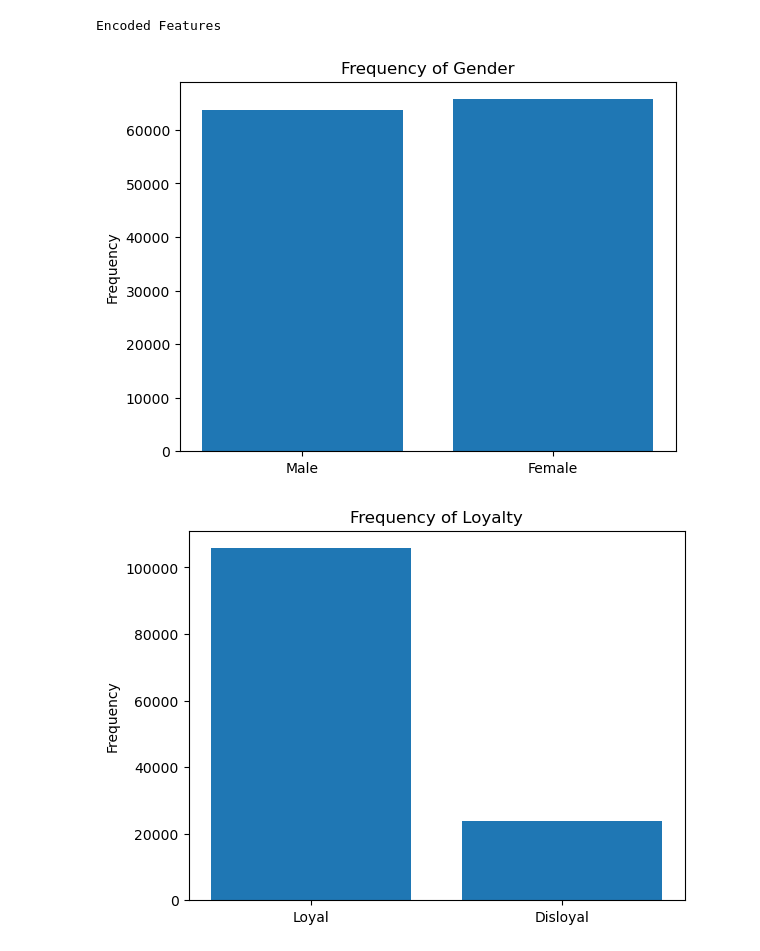
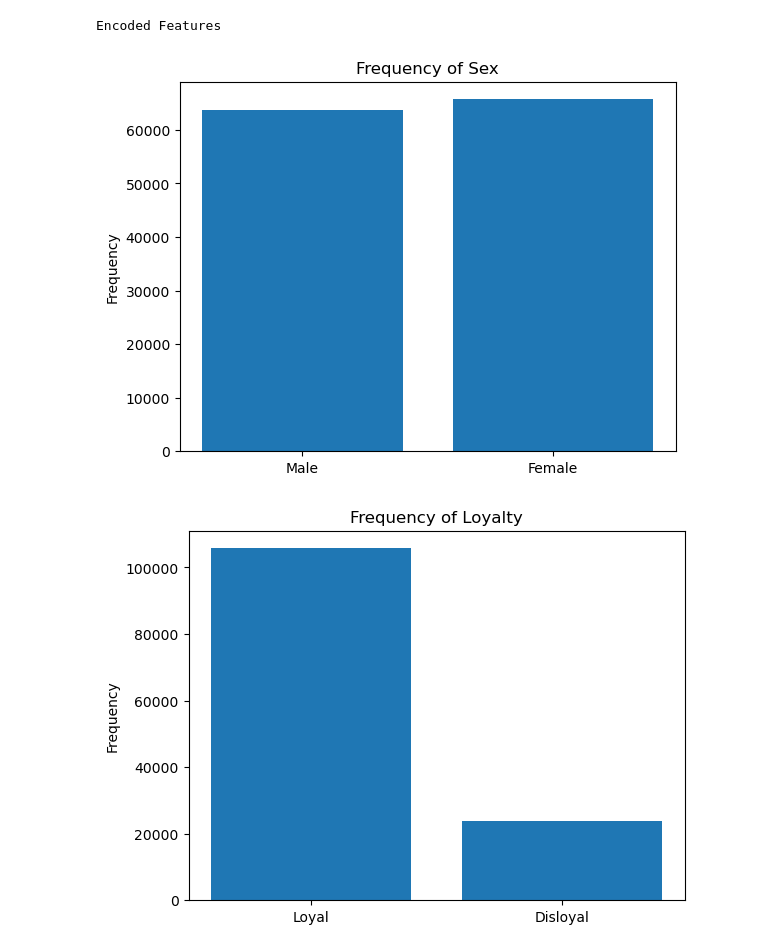
Before and after one commit to Decoretum/CSCI113-AirlineSatisfaction, a Jupyter notebook: FinalProject/preprocessing/exploration/exploration.ipynb, the cells around one changed output. Saved outputs shown, nothing was run; the diff lists cells and outputs as text; code cells hidden in the pictures.

```diff
--- a/FinalProject/preprocessing/exploration/exploration.ipynb
+++ b/FinalProject/preprocessing/exploration/exploration.ipynb
@@ -413,20 +414,20 @@ Encoded Features
 # %%
 #Gender
 fig, ax = plt.subplots()
 ratings = ['Male', 'Female']
 data = []
 for i in ratings:
     l = len(df[df[i] == 1])
     data.append(l)
 
 legends = ratings
 
 ax.bar(ratings, data, label = legends)
 ax.set_ylabel('Frequency')
-ax.set_title('Frequency of Gender')
+ax.set_title('Frequency of Sex')
 plt.show()
 # %% [output]
-[figure, old version]
+[figure, new version]
 # %%
 #Loyalty
 fig, ax = plt.subplots()
```
Also changed, not shown: parts of 1 cell of this notebook.
